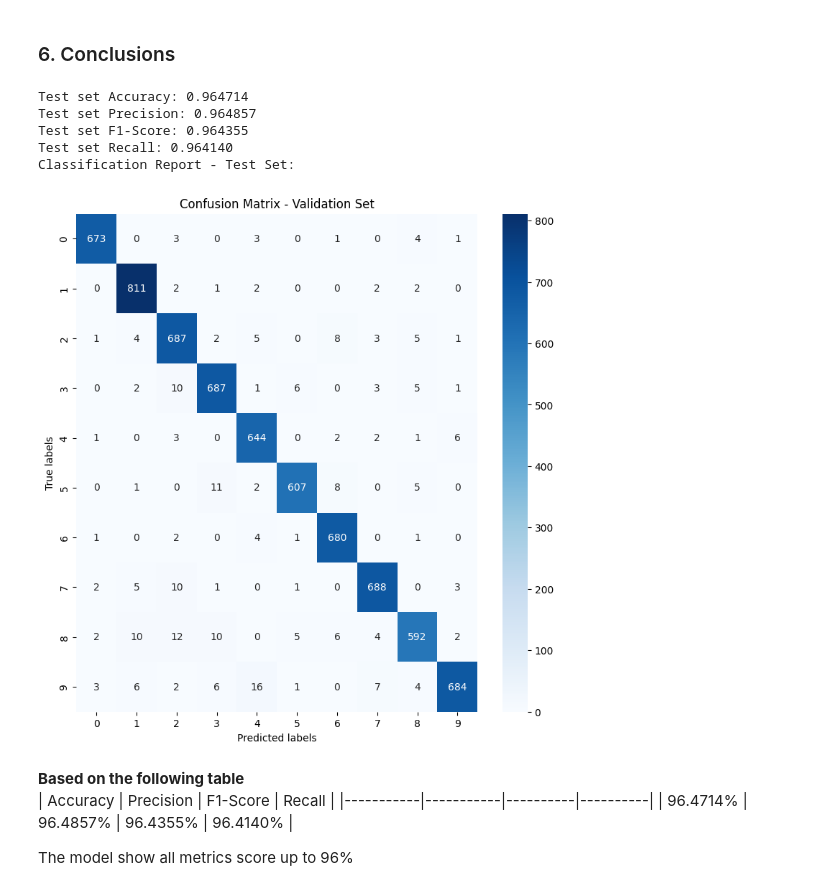
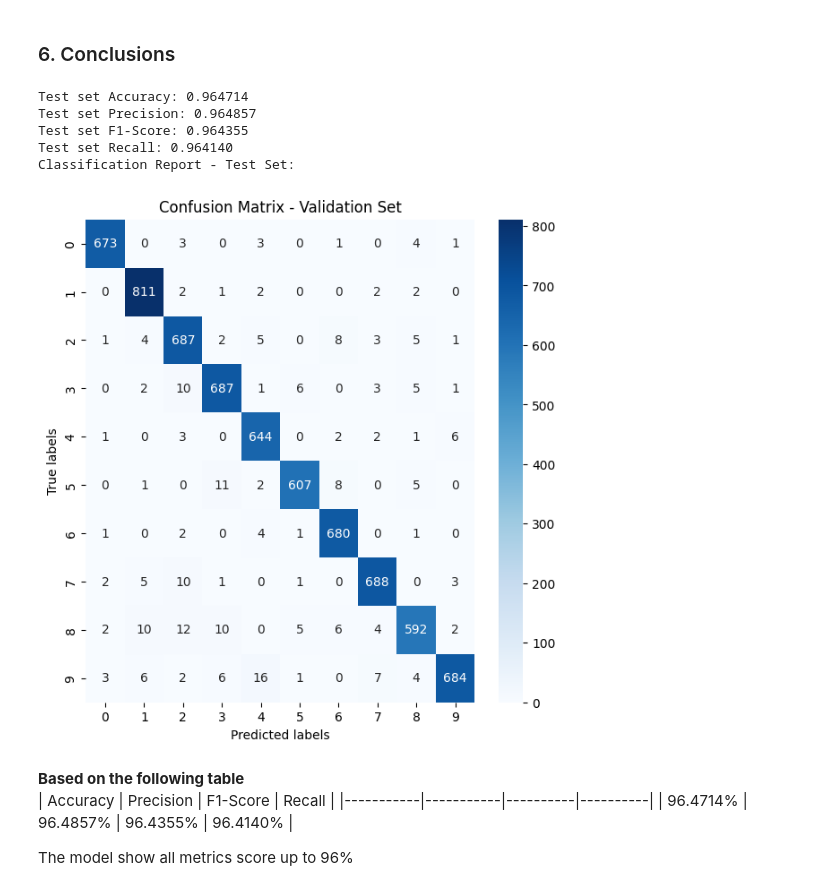
Before and after one commit to onlyxool/CSCN8010-labs, a Jupyter notebook: PracticalLab7.ipynb, the cells around one changed output. Saved outputs shown, nothing was run; the diff lists cells and outputs as text; code cells hidden in the pictures.

```diff
--- a/PracticalLab7.ipynb
+++ b/PracticalLab7.ipynb
@@ -222,35 +222,35 @@ y_test_pred = mlp.predict(x_test)
 accuracy = accuracy_score(y_test, y_test_pred)
 print('Test set Accuracy: %f' % accuracy)
 
 # Precision
 precision = precision_score(y_test, y_test_pred, average='macro')
 print('Test set Precision: %f' % precision)
 
 # F1-Score
 f1 = f1_score(y_test, y_test_pred, average='macro')
 print('Test set F1-Score: %f' % f1)
 
 # Recall
 recall = recall_score(y_test, y_test_pred, average='macro')
 print('Test set Recall: %f' % recall)
 
 # Confusion Matrix
 conf_matrix = confusion_matrix(y_test, y_test_pred)
 print("Classification Report - Test Set:")
 
-plt.figure(figsize=(9, 9))
+plt.figure(figsize=(7, 7))
 sns.heatmap(conf_matrix, annot=True, fmt="d", cmap="Blues", xticklabels=np.unique(y_val), yticklabels=np.unique(y_val))
 plt.xlabel('Predicted labels')
 plt.ylabel('True labels')
 plt.title('Confusion Matrix - Validation Set')
 plt.show()
 # %% [output]
 Test set Accuracy: 0.964714
 Test set Precision: 0.964857
 Test set F1-Score: 0.964355
 Test set Recall: 0.964140
 Classification Report - Test Set:
-[figure, old version]
+[figure, new version]
 # %% [markdown]
 **Based on the following table** <br/>
 |  Accuracy | Precision | F1-Score | Recall   |
```
Also changed, not shown: parts of 4 cells of this notebook, 1 other file.
